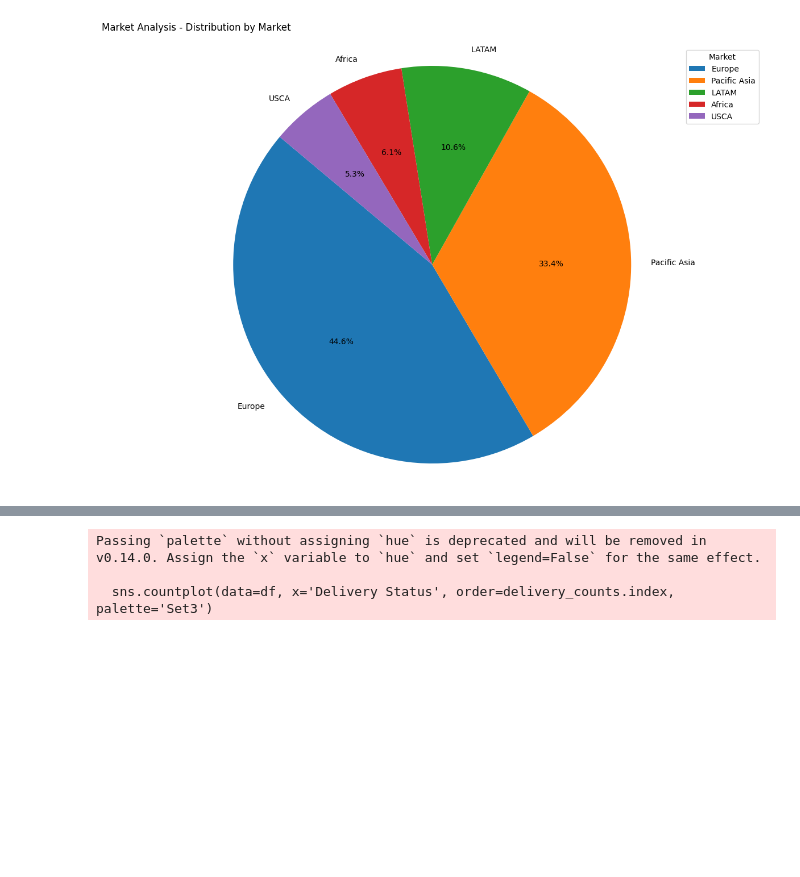
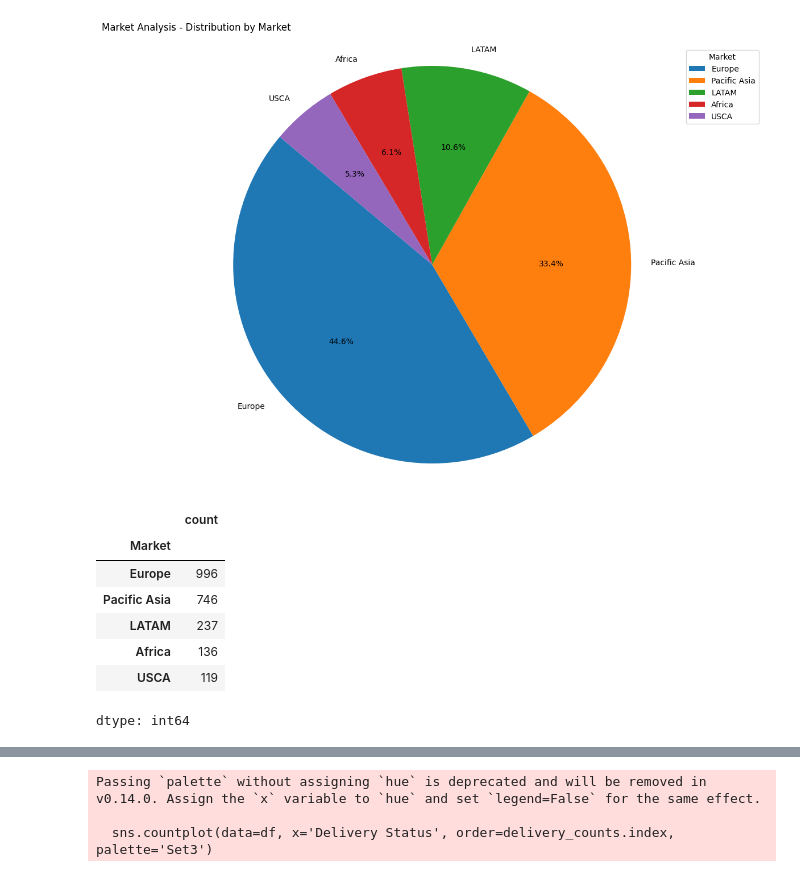
Before and after one commit to akshan-main/supplychain, a Jupyter notebook: supplychaineda.ipynb, the cells around one changed output, grey strips where cells are left out. Drawn from its saved outputs; the diff is of its cells as text; code cells hidden in the pictures; blank space fills up the shorter version.

```diff
--- a/supplychaineda.ipynb
+++ b/supplychaineda.ipynb
@@ -44,3 +61,14 @@ plt.legend(market_counts.index, title='Market', loc='best')
 plt.show()
 # %% [output]
 [figure]
+# %%
+market_counts
+# %% [output]
+|  | count |
+| Market |  |
+| Europe | 996 |
+| Pacific Asia | 746 |
+| LATAM | 237 |
+| Africa | 136 |
+| USCA | 119 |
+dtype: int64
```
Also changed, not shown: parts of 7 cells of this notebook.
